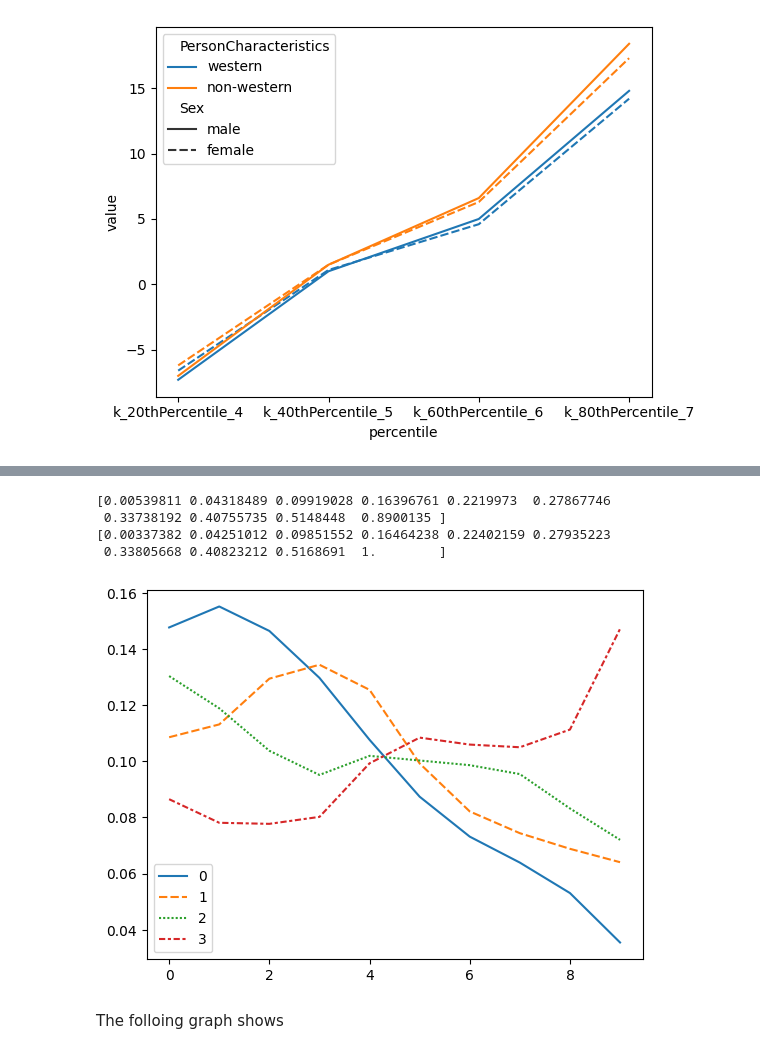
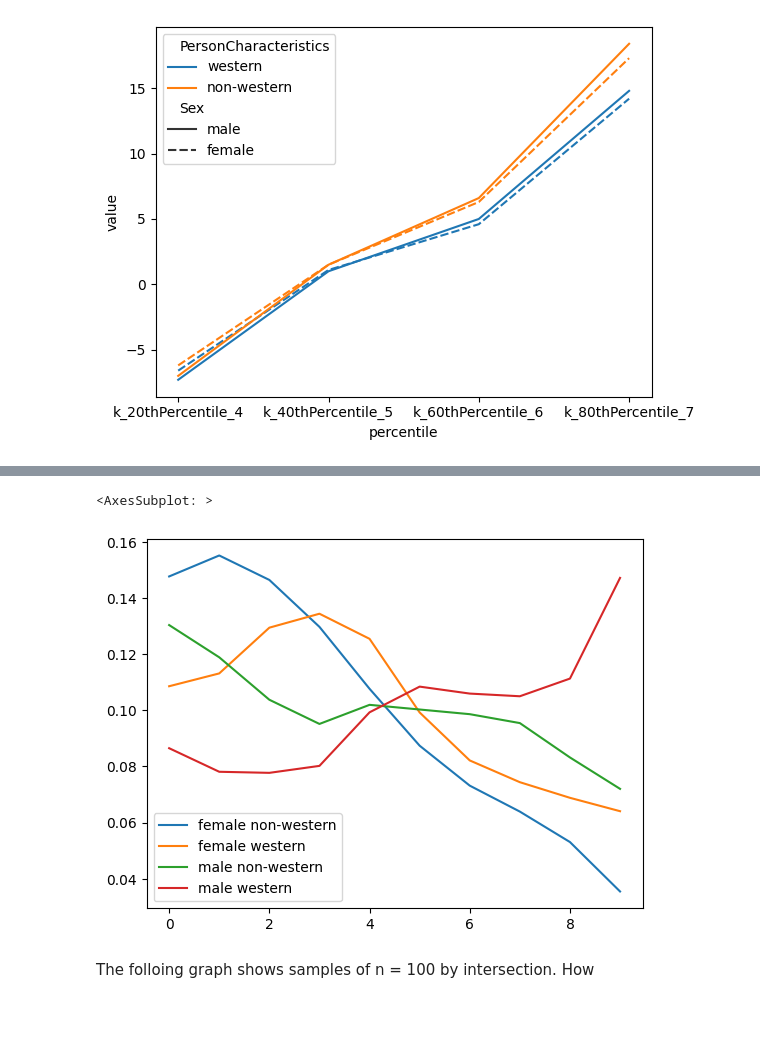
Before and after one commit to Le-Ty/abm_dm_impact, a Jupyter notebook: basic/notebooks/distributions.ipynb, the cells around one changed output, grey strips where cells are left out. Drawn from its saved outputs; the diff is of its cells as text; code cells hidden in the pictures; blank space fills up the shorter version.

Commit message:
finalized init distribution figs

```diff
--- a/basic/notebooks/distributions.ipynb
+++ b/basic/notebooks/distributions.ipynb
@@ -126,55 +128,38 @@ df_mnw = df_mnw.set_index('Inkomensklassen')
 
 df_fw = df_f.set_index('KenmerkenVanPersonen')
 df_fw = df_fw.loc['western']
 df_fw = df_fw.set_index('Inkomensklassen')
 # df_mw[['PersonenMetInkomen_1','GemiddeldInkomen_2']]
 
 df_fnw = df_f.set_index('KenmerkenVanPersonen')
 df_fnw = df_fnw.loc['non-western']
 df_fnw = df_fnw.set_index('Inkomensklassen')
 
 # variable for n by gender and race
 n_mw = df_mw[['PersonenMetInkomen_1']].sum()
 n_mnw = df_mnw[['PersonenMetInkomen_1']].sum()
 n_fw = df_fw[['PersonenMetInkomen_1']].sum()
 n_fnw = df_fnw[['PersonenMetInkomen_1']].sum()
 
 # maybe not normalize but cap at 1 -> divide by highest number over all gemiddelde inkom?
 d_fnw= np.array(df_fnw[['PersonenMetInkomen_1']]/ df_fnw[['PersonenMetInkomen_1']].sum()).flatten()
 d_mw = np.array(df_mw[['PersonenMetInkomen_1']]/ df_mw[['PersonenMetInkomen_1']].sum()).flatten()
 d_mnw = np.array(df_mnw[['PersonenMetInkomen_1']]/ df_mnw[['PersonenMetInkomen_1']].sum()).flatten()
 d_fw = np.array(df_fw[['PersonenMetInkomen_1']]/ df_fw[['PersonenMetInkomen_1']].sum()).flatten()
 
 v_fnw = np.array(df_fnw[['GemiddeldInkomen_2']]/ df[['GemiddeldInkomen_2']].max()).flatten()
 v_mw = np.array(df_mw[['GemiddeldInkomen_2']]/ df[['GemiddeldInkomen_2']].max()).flatten()
 v_mnw = np.array(df_mnw[['GemiddeldInkomen_2']]/ df[['GemiddeldInkomen_2']].max()).flatten()
 v_fw = np.array(df_fw[['GemiddeldInkomen_2']]/ df[['GemiddeldInkomen_2']].max()).flatten()
-# print(df_mw[['PersonenMetInkomen_1']])
-# a = (list(df_fw[['GemiddeldInkomen_2']]))
-# print(a)
-# b = (np.array(df_fw[['PersonenMetInkomen_1']]))
-# print(d_fnw.flatten())
-# print(list(b.flatten()))
 
 
 
-sns.lineplot([d_fnw, d_fw,d_mnw, d_mw])
-# ax.legend(['female non-western','female western','male non-western', 'male western'])
-
-
-# sns.histplot(res_mw)
-# sns.histplot(res_mnw)
-# sns.histplot(res_fw)
-# plt.legend(title='Income Distribution', loc='upper left', labels=['female non-western', 'mlae western', 'male non-western', 'female western'])
-# plt.show()
-
-print(v_fw)
-print(v_mw)
+sns.lineplot(d_fnw, label = 'female non-western')
+sns.lineplot(d_fw, label = 'female western')
+sns.lineplot(d_mnw, label = 'male non-western')
+sns.lineplot(d_mw, label = 'male western')
 # %% [output]
-[0.00539811 0.04318489 0.09919028 0.16396761 0.2219973  0.27867746
- 0.33738192 0.40755735 0.5148448  0.8900135 ]
-[0.00337382 0.04251012 0.09851552 0.16464238 0.22402159 0.27935223
- 0.33805668 0.40823212 0.5168691  1.        ]
+<AxesSubplot: >
-[figure, old version]
+[figure, new version]
 # %% [markdown]
-The folloing graph shows
+The folloing graph shows samples of n = 100 by intersection. How
```
Also changed, not shown: parts of 3 cells of this notebook.
